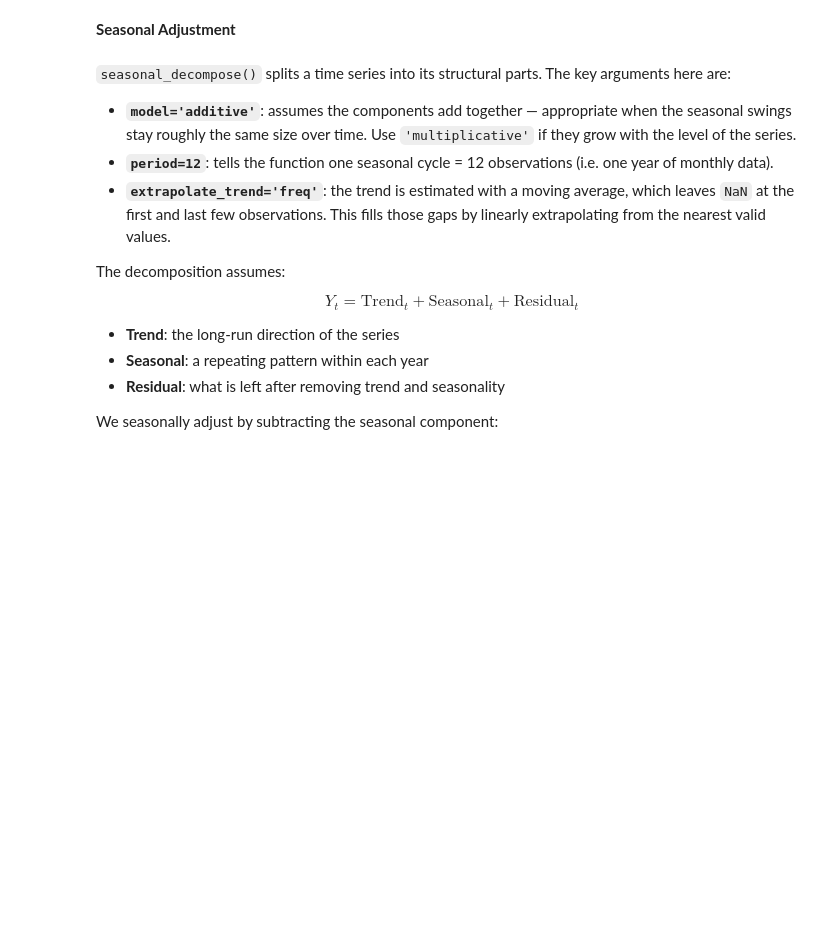
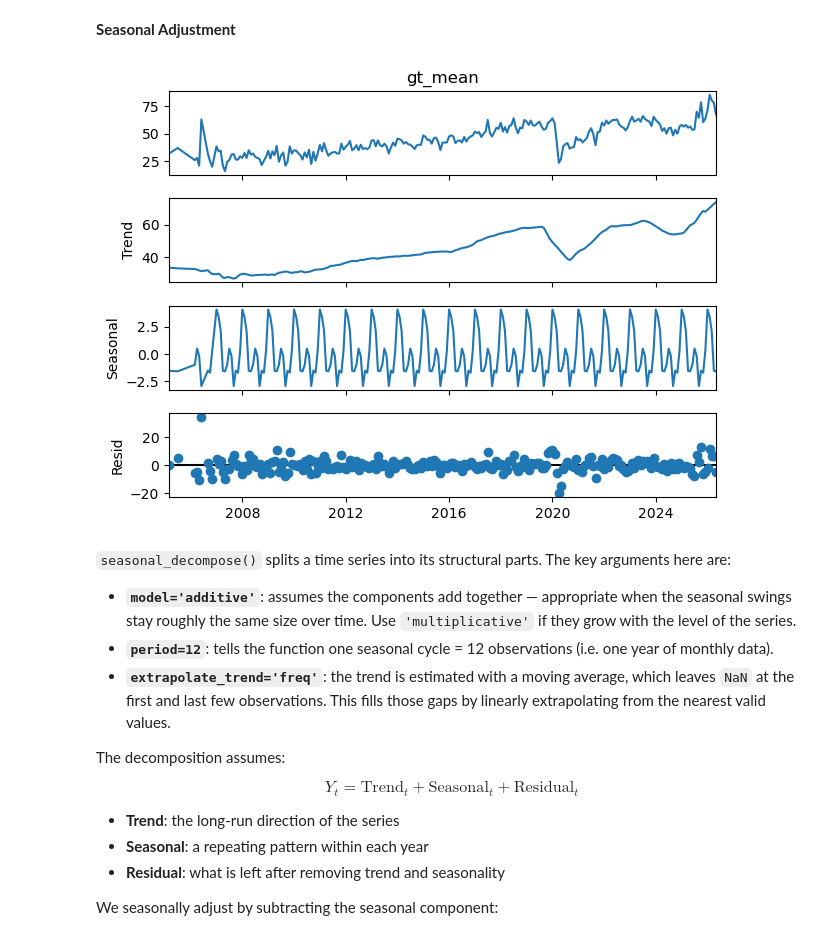
Before and after one commit to guerreroda/nwcst_jam, a Jupyter notebook: activity/s3e_build.ipynb, the cells around one changed output. Drawn from its saved outputs; the diff is of its cells as text; code cells hidden in the pictures; blank space fills up the shorter version.

```diff
--- a/activity/s3e_build.ipynb
+++ b/activity/s3e_build.ipynb
@@ -62,11 +122,13 @@ df_gt.head(5)
 # %% [markdown]
 **Seasonal Adjustment**
 # %%
-from statsmodels.tsa.seasonal import seasonal_decompose
+from statsmodels.tsa.seasonal import seasonal_decompose   # import a specific function from a submodule
 
 seasonal_decompose(
-    df_gt["gt_mean"], model='additive', extrapolate_trend='freq', period=12
-    ).plot();
+    df_gt["gt_mean"].dropna(), model='additive', extrapolate_trend='freq', period=12
+    ).plot();    # chaining .plot() directly on the decomposition result displays all four components
+# %% [output]
+[figure, added]
 # %% [markdown]
 `seasonal_decompose()` splits a time series into its structural parts. The key arguments here are:
 
```
Also changed, not shown: parts of 25 cells of this notebook, 6 other files.
